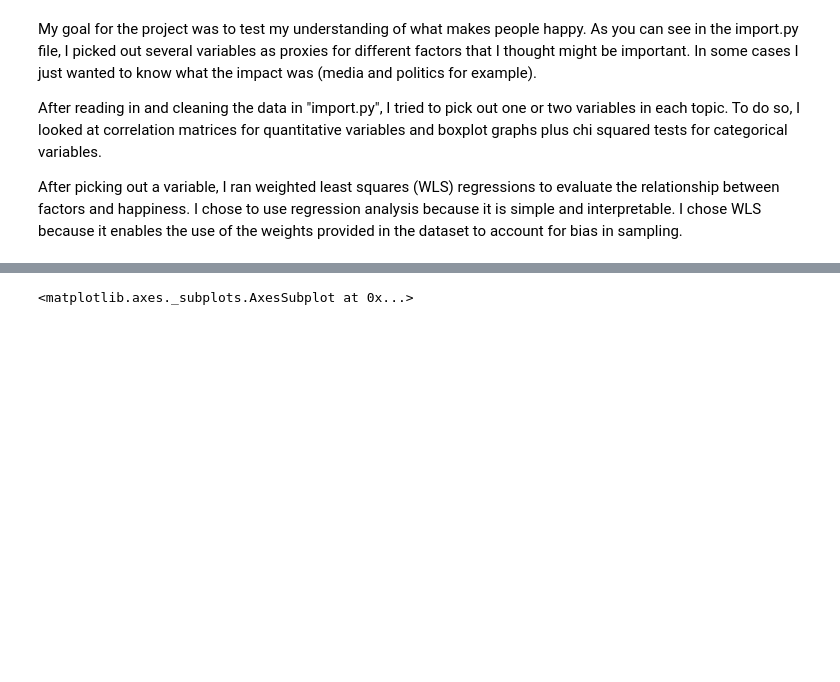
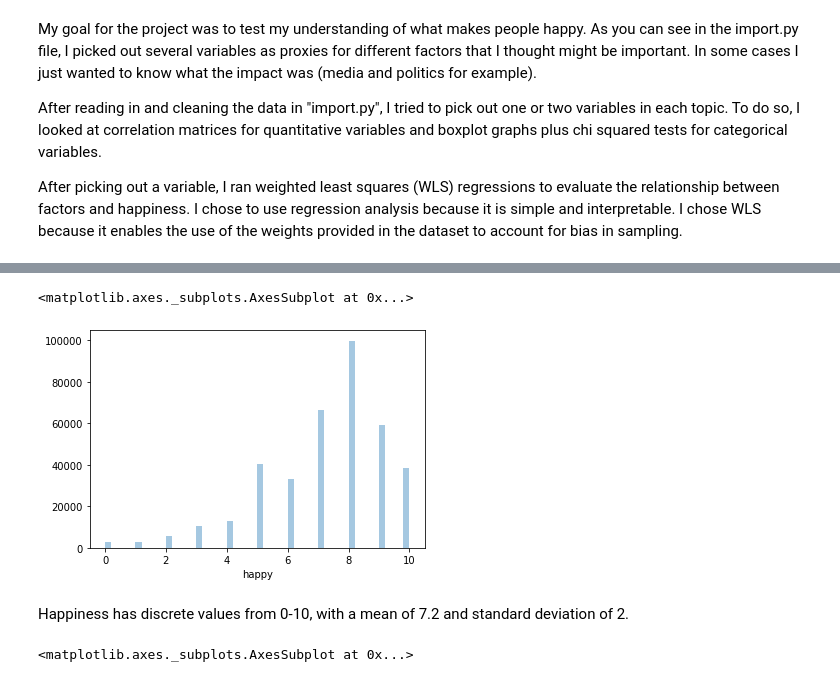
Before and after one commit to cguerner/ess, a Jupyter notebook: src/analysis.ipynb, the cells around one changed output, grey strips where cells are left out. Drawn from its saved outputs; the diff is of its cells as text; code cells hidden in the pictures; blank space fills up the shorter version.

```diff
--- a/src/analysis.ipynb
+++ b/src/analysis.ipynb
@@ -17 +36,8 @@ data = pd.read_pickle(DATA_PATH)
+# %%
+sns.distplot(data['happy'], kde=False)
+# %% [output]
+<matplotlib.axes._subplots.AxesSubplot at 0x...>
+[figure, added]
+# %% [markdown]
+Happiness has discrete values from 0-10, with a mean of 7.2 and standard deviation of 2.
 # %%
```
Also changed, not shown: parts of 23 cells of this notebook, 1 other file.
